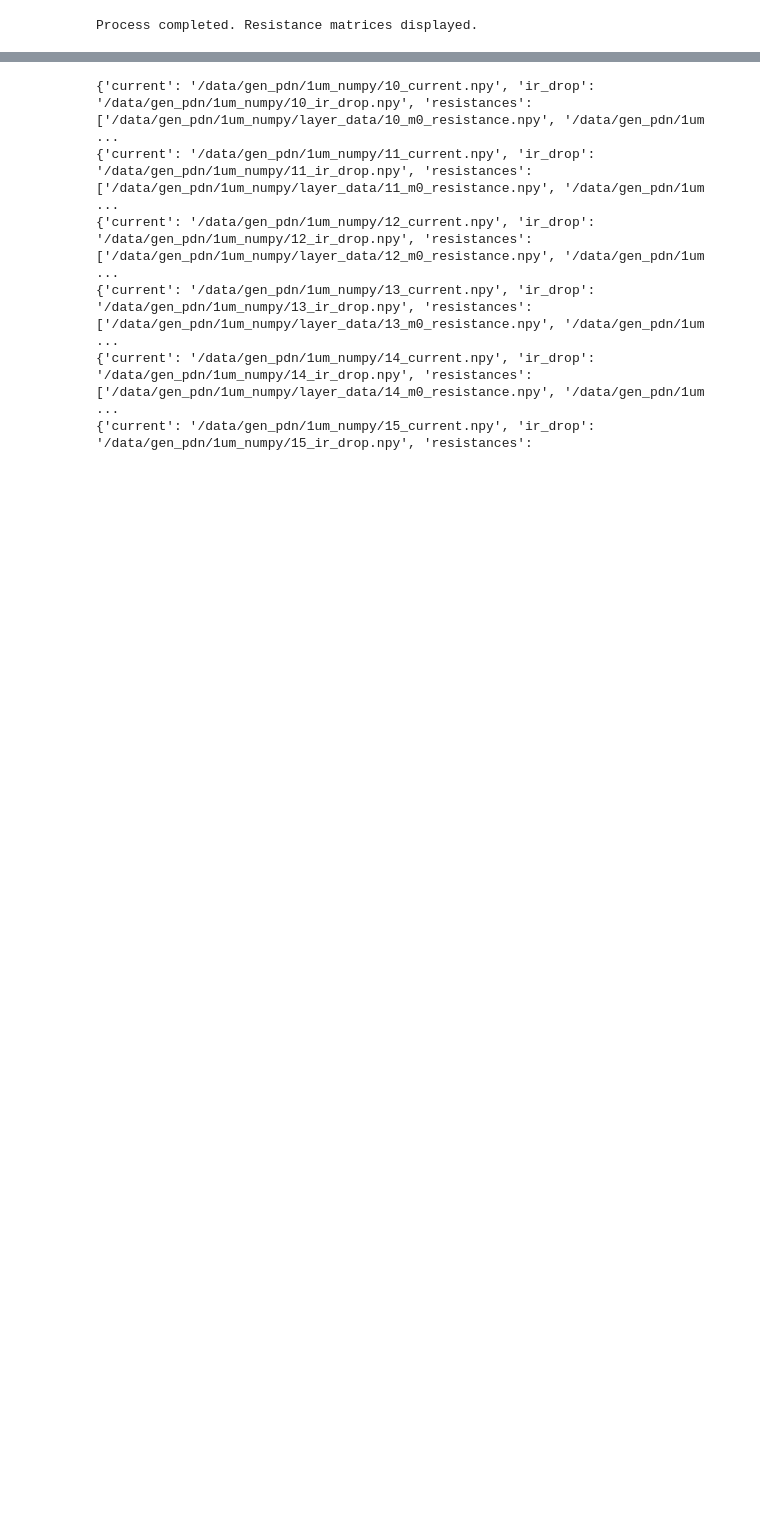
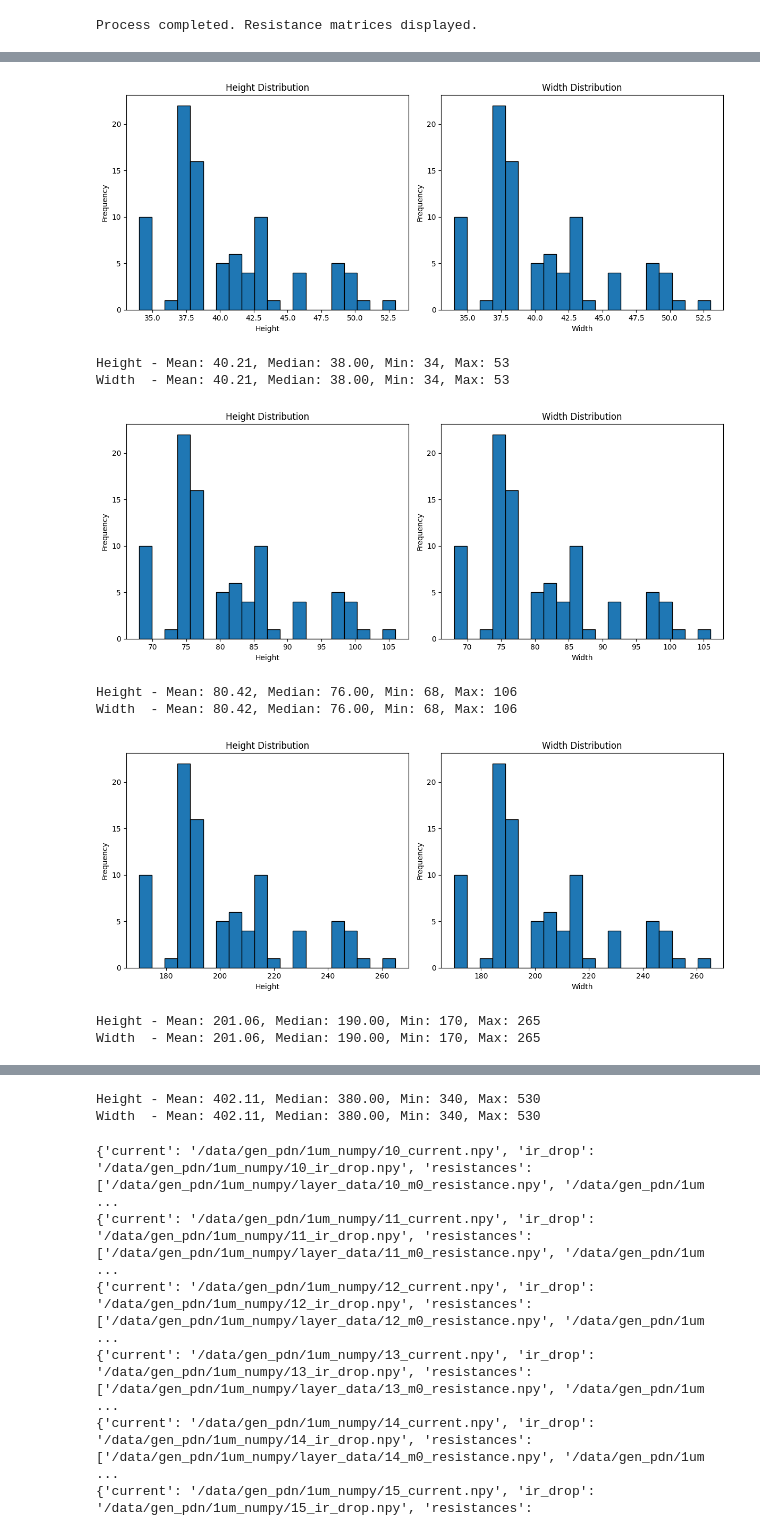
Before and after one commit to yeeca0101/IR_Drop_prior_study, a Jupyter notebook: preprocess_data/eda.ipynb, the cells around one changed output, grey strips where cells are left out. Drawn from its saved outputs; the diff is of its cells as text; code cells hidden in the pictures; blank space fills up the shorter version.

```diff
--- a/preprocess_data/eda.ipynb
+++ b/preprocess_data/eda.ipynb
@@ -365,0 +372,54 @@ analyzer.plot_histogram(df)
+# %%
+import os
+import numpy as np
+import matplotlib.pyplot as plt
+from glob import glob
+
+def plot_current_map_distribution(folder_path):
+    # current_map 파일들의 경로를 찾습니다
+    current_map_files = glob(os.path.join(folder_path, '*current*.npy'))
+
+    heights = []
+    widths = []
+
+    # 각 파일에 대해 높이와 너비를 추출합니다
+    for file in current_map_files:
+        current_map = np.load(file)
+        heights.append(current_map.shape[0])
+        widths.append(current_map.shape[1])
+
+    # 히스토그램 그리기
+    fig, (ax1, ax2) = plt.subplots(1, 2, figsize=(12, 5))
+
+    ax1.hist(heights, bins=20, edgecolor='black')
+    ax1.set_title('Height Distribution')
+    ax1.set_xlabel('Height')
+    ax1.set_ylabel('Frequency')
+
+    ax2.hist(widths, bins=20, edgecolor='black')
+    ax2.set_title('Width Distribution')
+    ax2.set_xlabel('Width')
+    ax2.set_ylabel('Frequency')
+
+    plt.tight_layout()
+    plt.show()
+
+    # 기본 통계 출력
+    print(f"Height - Mean: {np.mean(heights):.2f}, Median: {np.median(heights):.2f}, Min: {np.min(heights)}, Max: {np.max(heights)}")
+    print(f"Width  - Mean: {np.mean(widths):.2f}, Median: {np.median(widths):.2f}, Min: {np.min(widths)}, Max: {np.max(widths)}")
+
+
+folders = ['1um','500nm','200nm','100nm']
+for folder in folders:
+    layer_data_path = f"/data/pdn_3rd_4types/{folder}_numpy"  # Adjust path as needed
+    plot_current_map_distribution(layer_data_path)
+# %% [output]
+[figure, added]
+Height - Mean: 40.21, Median: 38.00, Min: 34, Max: 53
+Width  - Mean: 40.21, Median: 38.00, Min: 34, Max: 53
+[figure, added]
+Height - Mean: 80.42, Median: 76.00, Min: 68, Max: 106
+Width  - Mean: 80.42, Median: 76.00, Min: 68, Max: 106
+[figure, added]
+Height - Mean: 201.06, Median: 190.00, Min: 170, Max: 265
+Width  - Mean: 201.06, Median: 190.00, Min: 170, Max: 265
@@ -366,3 +427,5 @@ analyzer.plot_histogram(df)
+Height - Mean: 402.11, Median: 380.00, Min: 340, Max: 530
+Width  - Mean: 402.11, Median: 380.00, Min: 340, Max: 530
 # %%
 import os
 import glob
```
Also changed, not shown: parts of 6 cells of this notebook, 7 other files.
